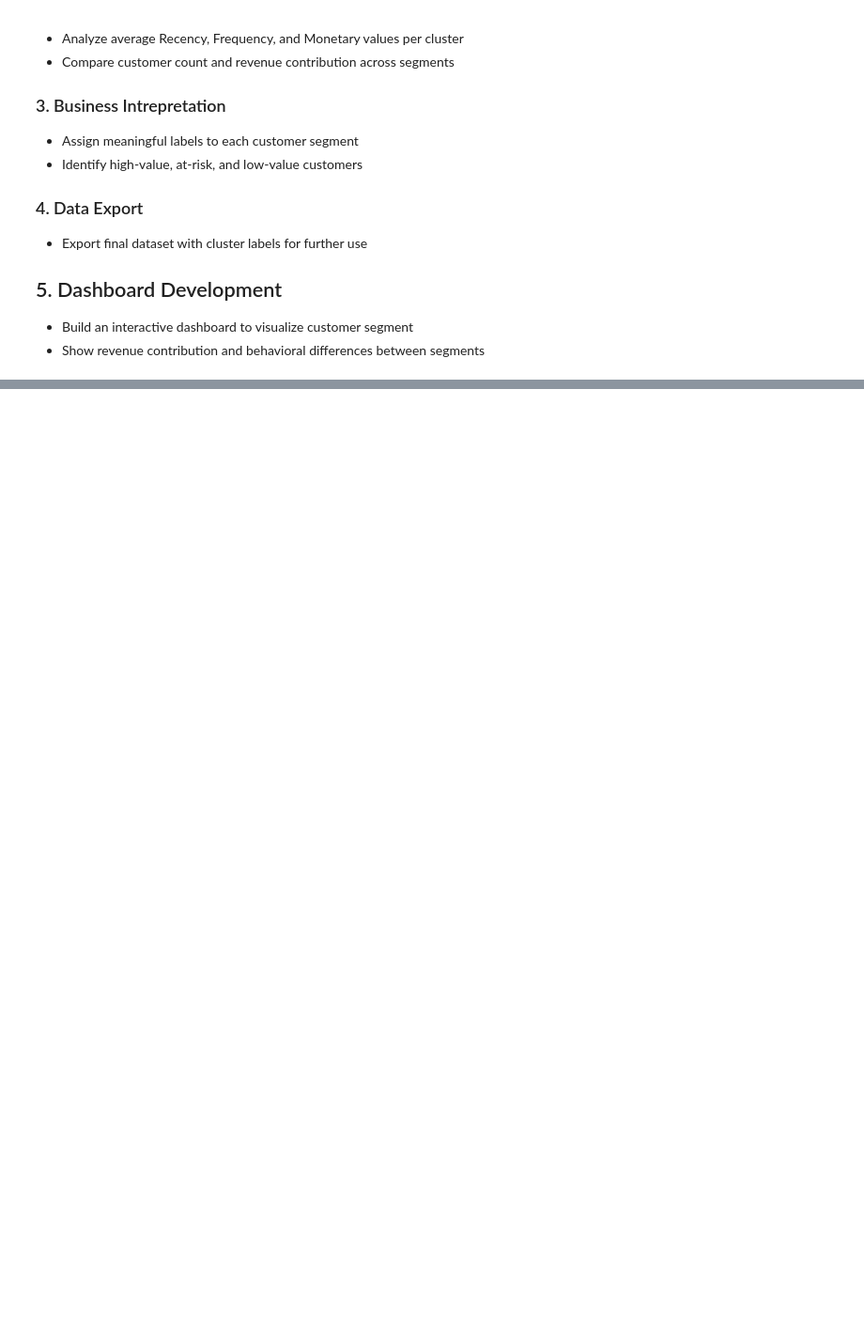
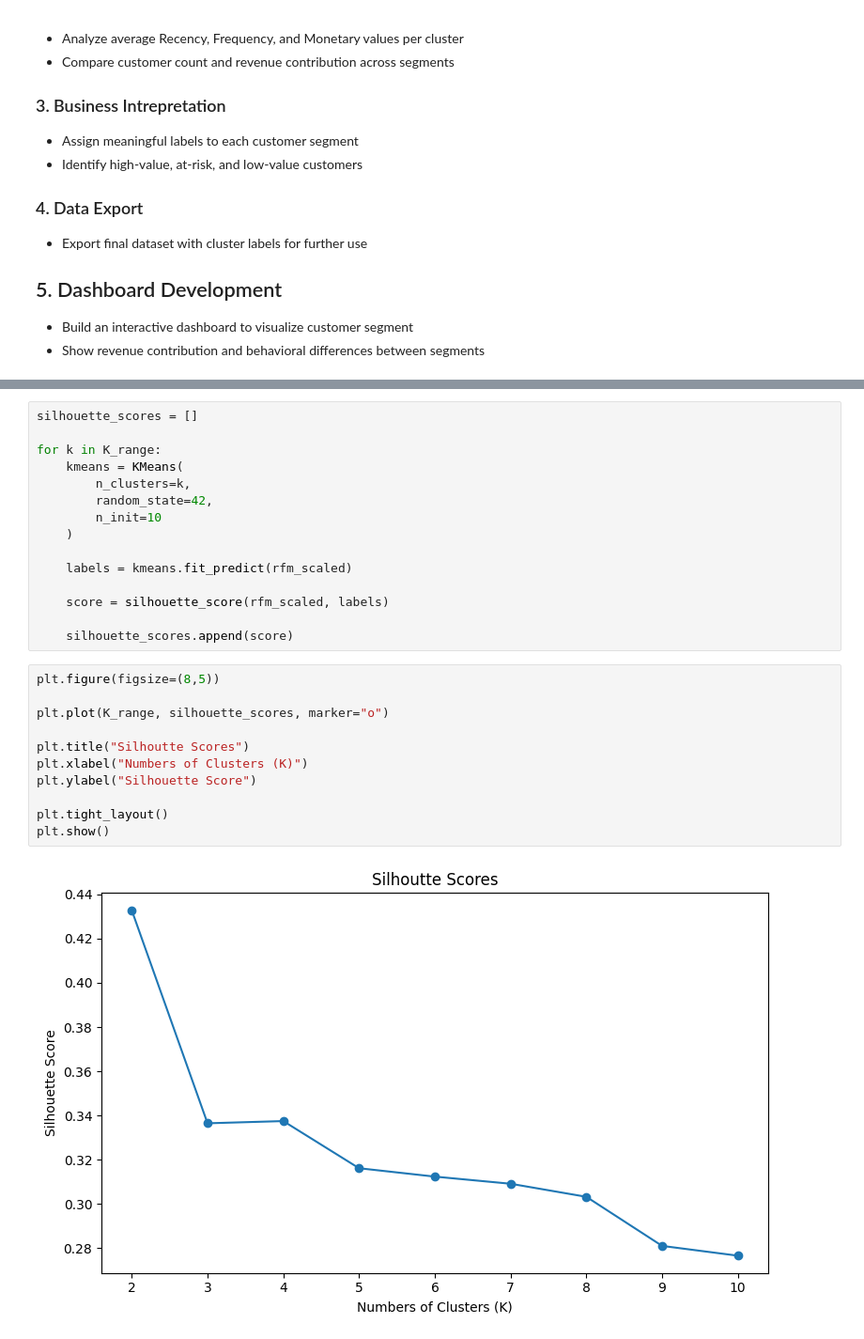
Before and after one commit to mohammadarhamk66/customer-segmentation-rfm, a Jupyter notebook: notebooks/01_customer_segmentation_rfm.ipynb, the cells around one changed output, grey strips where cells are left out. Shown at 94% size. Cells and saved outputs as stored; diff of their text form; blank space fills up the shorter version.

```diff
--- a/notebooks/01_customer_segmentation_rfm.ipynb
+++ b/notebooks/01_customer_segmentation_rfm.ipynb
@@ -331,0 +406,28 @@ The following steps will be completed in the next stage of the project:
+# %%
+silhouette_scores = []
+
+for k in K_range:
+    kmeans = KMeans(
+        n_clusters=k,
+        random_state=42,
+        n_init=10
+    )
+
+    labels = kmeans.fit_predict(rfm_scaled)
+
+    score = silhouette_score(rfm_scaled, labels)
+
+    silhouette_scores.append(score)
+# %%
+plt.figure(figsize=(8,5))
+
+plt.plot(K_range, silhouette_scores, marker="o")
+
+plt.title("Silhoutte Scores")
+plt.xlabel("Numbers of Clusters (K)")
+plt.ylabel("Silhouette Score")
+
+plt.tight_layout()
+plt.show()
+# %% [output]
+[figure, added]
```
Also changed, not shown: parts of 10 cells of this notebook.
